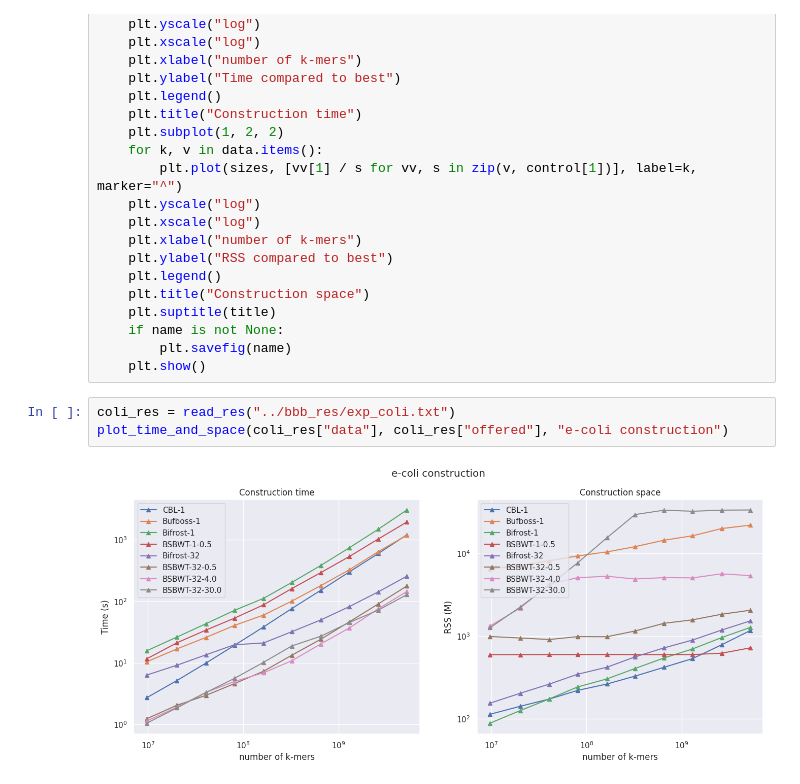
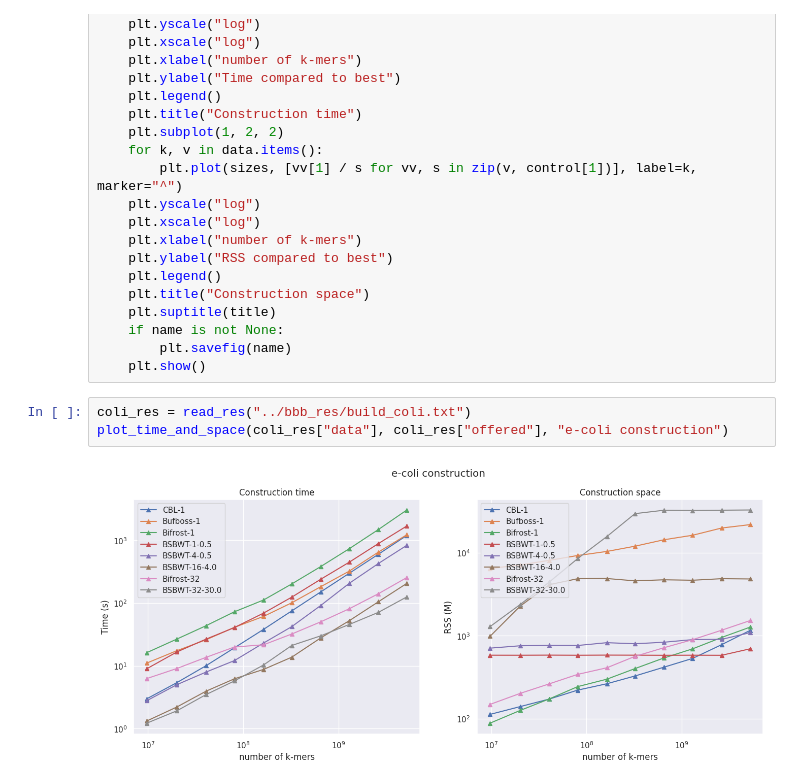
Before and after one commit to saskeli/Dynamic_SBWT_experiments, a Jupyter notebook: expanding.ipynb, the cells around one changed output. Drawn from its saved outputs; the diff is of its cells as text.

```diff
--- a/expanding.ipynb
+++ b/expanding.ipynb
@@ -110,11 +111,11 @@ def plot_time_and_mem_vs_best(data, sizes, title, name=None):
     if name is not None:
         plt.savefig(name)
     plt.show()
-# %%
-coli_res = read_res("../bbb_res/exp_coli.txt")
-plot_time_and_space(coli_res["data"], coli_res["offered"], "e-coli construction")
-# %% [output]
-[figure, removed]
+# %%
+coli_res = read_res("../bbb_res/build_coli.txt")
+plot_time_and_space(coli_res["data"], coli_res["offered"], "e-coli construction")
+# %% [output]
+[figure, added]
 # %%
 plot_time_and_mem_vs_best(coli_res["data"], coli_res["offered"], "e-coli construction")
 # %% [output]
```
Also changed, not shown: parts of 6 cells of this notebook, 5 other files.
